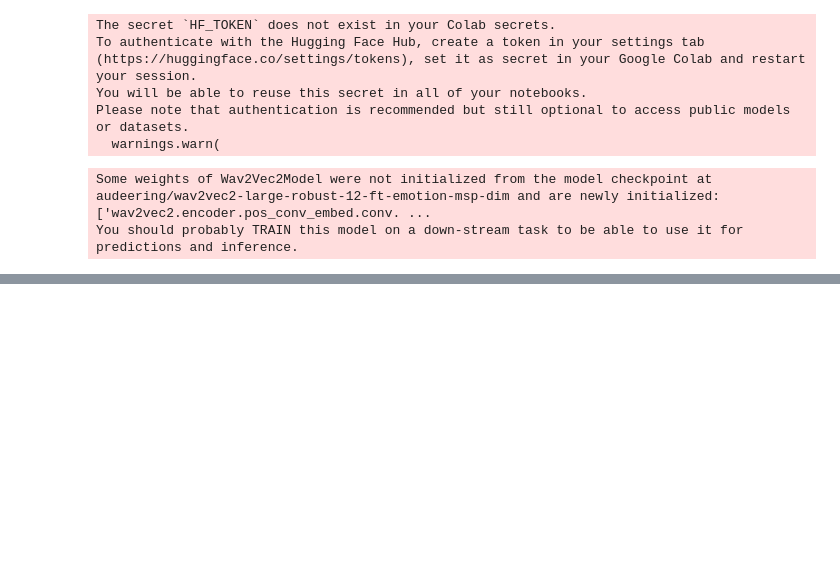
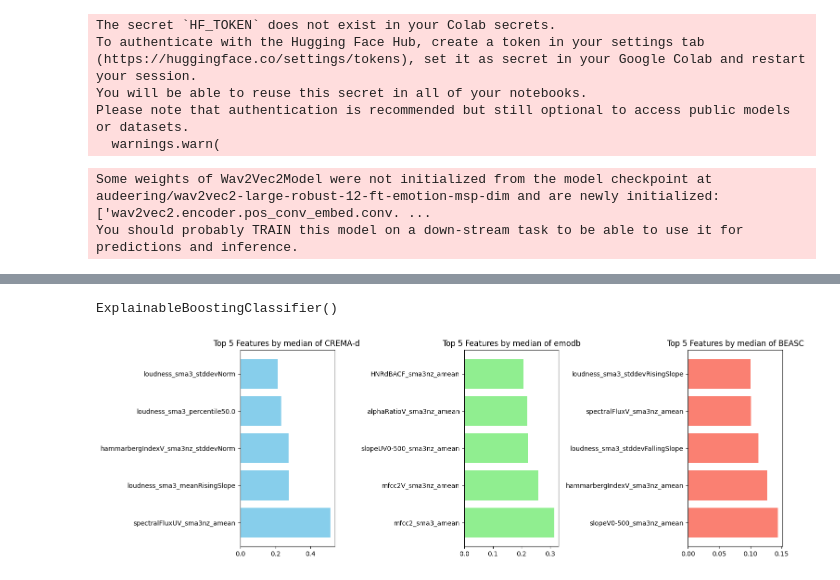
Before and after one commit to Captaindoggo/CUSSer, a Jupyter notebook: wav2vec_emotion_classifier.ipynb, the cells around one changed output, grey strips where cells are left out. Drawn from its saved outputs; the diff is of its cells as text; code cells hidden in the pictures; blank space fills up the shorter version.

```diff
--- a/wav2vec_emotion_classifier.ipynb
+++ b/wav2vec_emotion_classifier.ipynb
@@ -448,0 +1255,30 @@ trainer.fit(cls, trainloader, valloader)
+# %%
+# Load BanglaSER dataset
+train_banglaser = pd.read_csv('BB_and_EBM_predictions/banglaser_opensmile_train.csv')
+val_banglaser = pd.read_csv('BB_and_EBM_predictions/banglaser_opensmile_val.csv')
+test_banglaser = pd.read_csv('BB_and_EBM_predictions/banglaser_opensmile_test.csv')
+
+# Extract predictions and true labels
+train_banglaser_preds = list(train_banglaser['bb_pred_emotion_label'])
+train_banglaser_labels = list(train_banglaser['true_emotion_label'])
+test_banglaser_preds = list(test_banglaser['bb_pred_emotion_label'])
+val_banglaser_preds = list(val_banglaser['bb_pred_emotion_label'])
+
+# Prepare data for EBM
+train_banglaser_ebm = train_banglaser.drop(['bb_pred_emotion_label', 'true_emotion_label'], axis=1)
+test_banglaser_ebm = test_banglaser.drop(['bb_pred_emotion_label', 'gs_pred_emotion_label', 'true_emotion_label'], axis=1)
+val_banglaser_ebm = val_banglaser.drop(['bb_pred_emotion_label', 'true_emotion_label'], axis=1)
+
+# Concatenate training and validation sets
+train_val_banglaser = pd.concat([train_banglaser_ebm, val_banglaser_ebm])
+true_and_preds_banglaser = train_banglaser_labels.copy()
+true_and_preds_banglaser.extend(val_banglaser_preds)
+
+preds_and_preds_banglaser = train_banglaser_preds.copy()
+preds_and_preds_banglaser.extend(val_banglaser_preds)
+
+# Train EBM model
+ebm_banglaser = ExplainableBoostingClassifier()
+ebm_banglaser.fit(train_val_banglaser, preds_and_preds_banglaser)
+# %% [output]
+ExplainableBoostingClassifier()
@@ -448,0 +1295,40 @@ trainer.fit(cls, trainloader, valloader)
+# %%
+test_y_crema = test['true_emotion_label'].copy()
+test_y_crema = test_y_crema.map(emotions_label_decoder)
+
+test_pred_crema = test['gs_pred_emotion_label'].copy()
+test_pred_crema = test_pred_crema.map(emotions_label_decoder)
+
+crema_local_explanations_angry, crema_explanation_data_angry = get_local_explanations(ebm_crema, test_ebm, test_y_crema, test_pred_crema, 'angry')
+contributions_dict_crema_angry = build_contributions_dict(crema_explanation_data_angry)
+
+crema_local_explanations_sad, crema_explanation_data_sad = get_local_explanations(ebm_crema, test_ebm, test_y_crema, test_pred_crema, 'sad')
+contributions_dict_crema_sad = build_contributions_dict(crema_explanation_data_sad)
+# %%
+test_y_emodb = test_emodb['true_emotion_label'].copy()
+test_y_emodb = test_y_emodb.map(emotions_label_decoder)
+
+test_pred_emodb= test_emodb['gs_pred_emotion_label'].copy()
+test_pred_emodb = test_pred_emodb.map(emotions_label_decoder)
+
+emodb_local_explanations_angry, emodb_explanation_data_angry = get_local_explanations(ebm_emodb, test_emodb_ebm, test_y_emodb, test_pred_emodb, 'angry')
+contributions_dict_emodb_angry = build_contributions_dict(emodb_explanation_data_angry)
+
+emodb_local_explanations_sad, emodb_explanation_data_sad = get_local_explanations(ebm_emodb, test_emodb_ebm, test_y_emodb, test_pred_emodb, 'sad')
+contributions_dict_emodb_sad = build_contributions_dict(emodb_explanation_data_sad)
+# %%
+test_y_banglaser = test_banglaser['true_emotion_label'].copy()
+test_y_banglaser = test_y_banglaser.map(emotions_label_decoder)
+
+test_pred_banglaser = test_banglaser['gs_pred_emotion_label'].copy()
+test_pred_banglaser = test_pred_banglaser.map(emotions_label_decoder)
+
+banglaser_local_explanations_angry, banglaser_explanation_data_angry = get_local_explanations(ebm_banglaser, test_banglaser_ebm, test_y_banglaser, test_pred_banglaser, 'angry')
+contributions_dict_banglaser_angry = build_contributions_dict(banglaser_explanation_data_angry)
+
+banglaser_local_explanations_sad, banglaser_explanation_data_sad = get_local_explanations(ebm_banglaser, test_banglaser_ebm, test_y_banglaser, test_pred_banglaser, 'sad')
+contributions_dict_banglaser_sad = build_contributions_dict(banglaser_explanation_data_sad)
+# %%
+plot_top_5_features(calculate_median_contributions(contributions_dict_crema_angry), calculate_median_contributions(contributions_dict_emodb_angry), calculate_median_contributions(contributions_dict_banglaser_angry))
+# %% [output]
+[figure, added]
```
Also changed, not shown: parts of 102 cells of this notebook, 7 other files.
